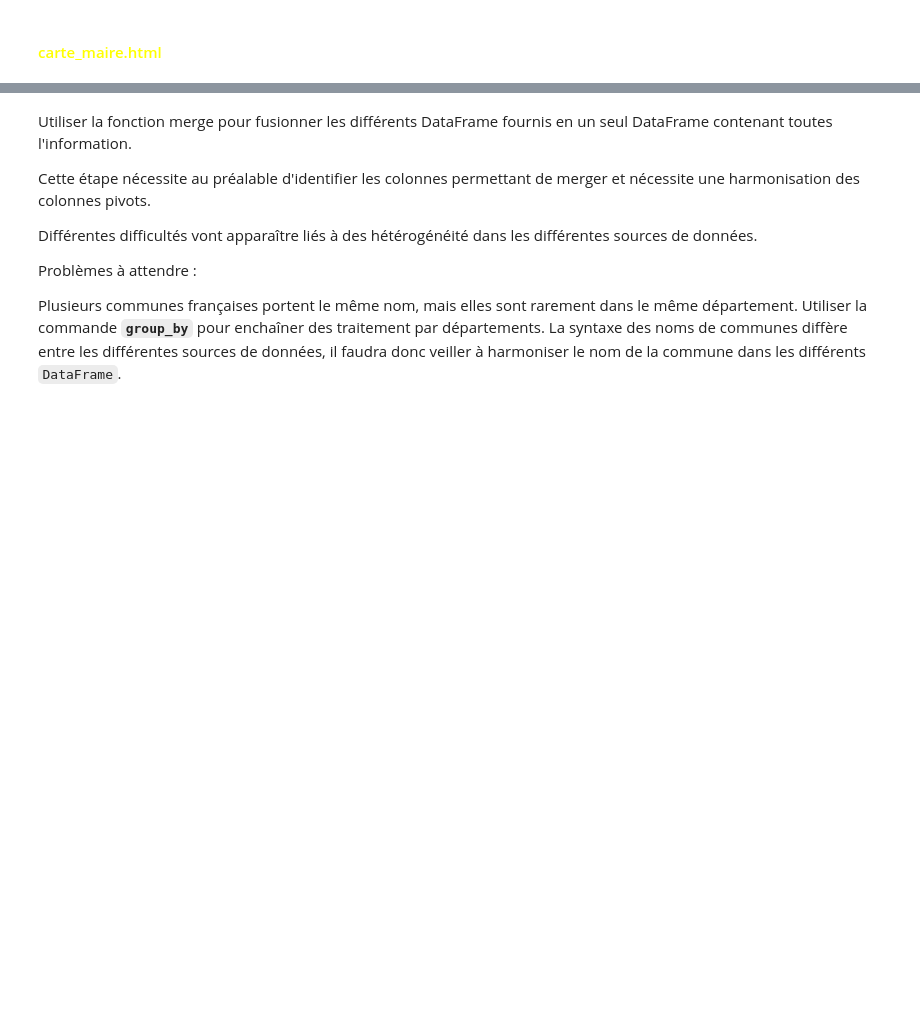
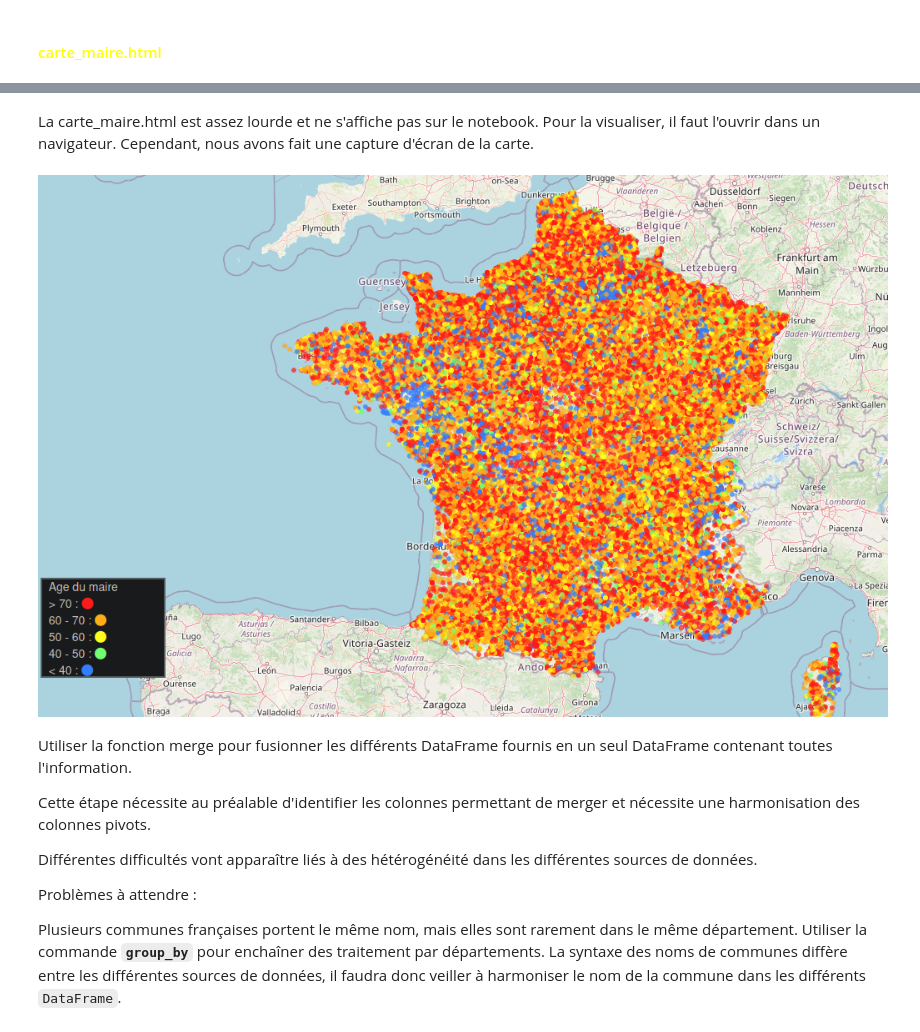
Before and after one commit to akai-code/tp_de, a Jupyter notebook: TP3-2023.ipynb, the cells around one changed output, grey strips where cells are left out. Saved outputs shown, nothing was run; the diff lists cells and outputs as text; code cells hidden in the pictures; blank space fills up the shorter version.

```diff
--- a/TP3-2023.ipynb
+++ b/TP3-2023.ipynb
@@ -386,3 +407,11 @@ map_maire
+# %% [markdown]
+La carte_maire.html est assez lourde et ne s'affiche pas sur le notebook. Pour la visualiser, il faut l'ouvrir dans un navigateur.
+Cependant, nous avons fait une capture d'écran de la carte.
+# %%
+# capture d'écran de la carte
+Image(filename='carte_maire.png')
+# %% [output]
+[figure, added]
 # %% [markdown]
 Utiliser la fonction merge pour fusionner les différents DataFrame fournis en un seul DataFrame contenant toutes l'information.
 
```
Also changed, not shown: parts of 6 cells of this notebook, 6 other files.
